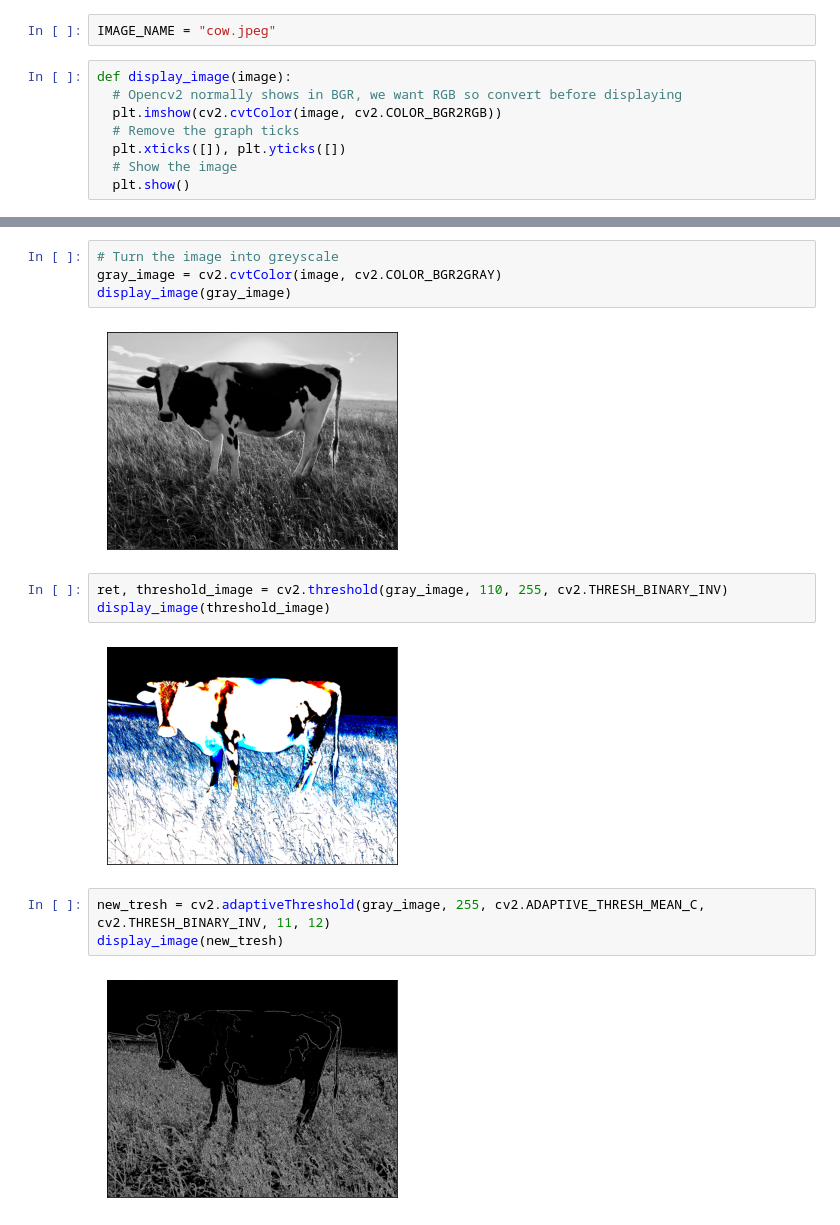
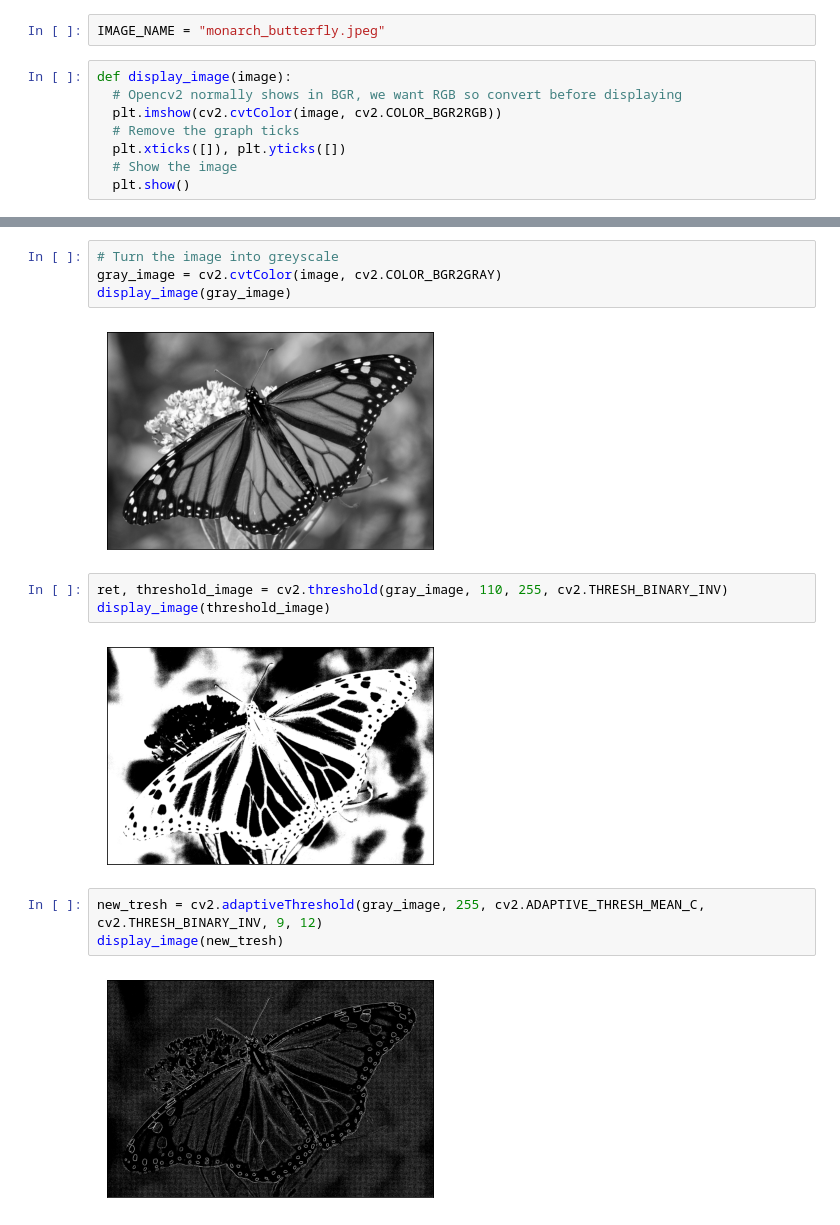
Before and after one commit to Technickel-Dev/low-poly, a Jupyter notebook: hexagon.ipynb, the cells around one changed output, grey strips where cells are left out. Cells and saved outputs as stored; diff of their text form.

```diff
--- a/hexagon.ipynb
+++ b/hexagon.ipynb
@@ -3,7 +3,7 @@ import cv2
 from matplotlib import pyplot as plt
 import numpy as np
 # %%
-IMAGE_NAME = "cow.jpeg"
+IMAGE_NAME = "monarch_butterfly.jpeg"
 # %%
 def display_image(image):
   # Opencv2 normally shows in BGR, we want RGB so convert before displaying
@@ -23,17 +23,17 @@ display_image(image)
 gray_image = cv2.cvtColor(image, cv2.COLOR_BGR2GRAY)
 display_image(gray_image)
 # %% [output]
-[figure, old version]
+[figure, new version]
 # %%
 ret, threshold_image = cv2.threshold(gray_image, 110, 255, cv2.THRESH_BINARY_INV)
 display_image(threshold_image)
 # %% [output]
-[figure, old version]
+[figure, new version]
 # %%
-new_tresh = cv2.adaptiveThreshold(gray_image, 255, cv2.ADAPTIVE_THRESH_MEAN_C, cv2.THRESH_BINARY_INV, 11, 12)
+new_tresh = cv2.adaptiveThreshold(gray_image, 255, cv2.ADAPTIVE_THRESH_MEAN_C, cv2.THRESH_BINARY_INV, 9, 12)
 display_image(new_tresh)
 # %% [output]
-[figure, old version]
+[figure, new version]
 # %%
 # Kernel used for erosion
 kernal_value = 5
```
Also changed, not shown: parts of 4 cells of this notebook, 9 other files.
